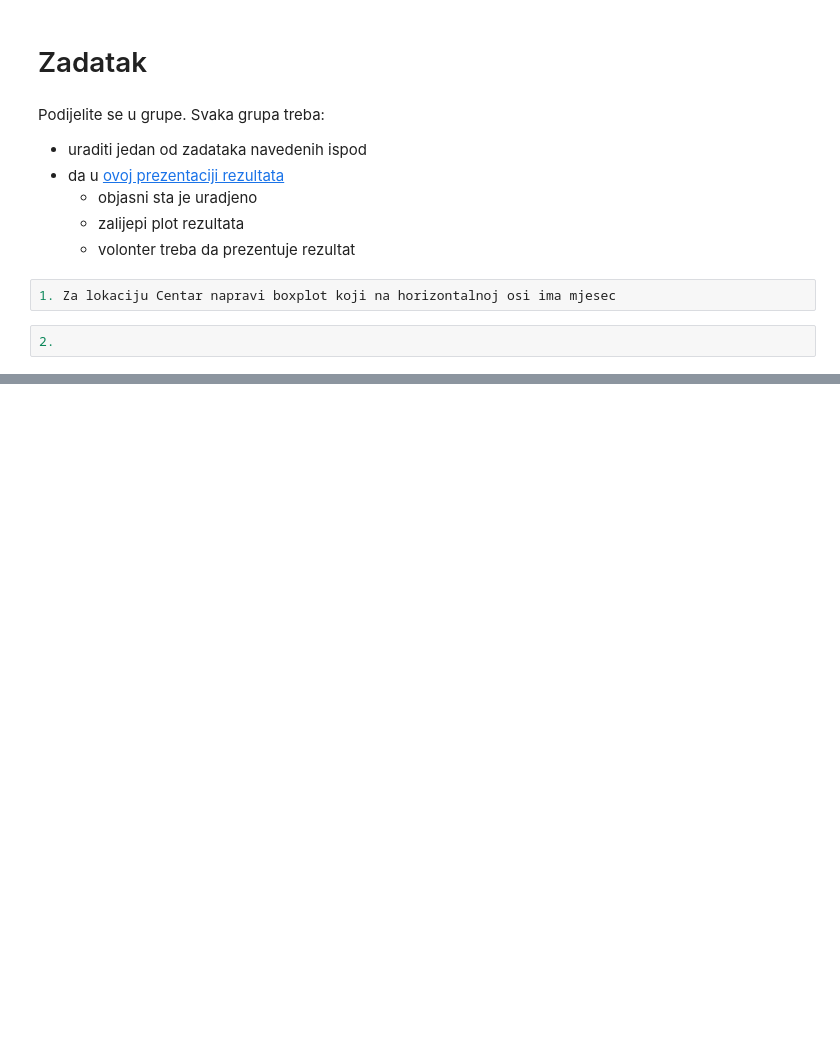
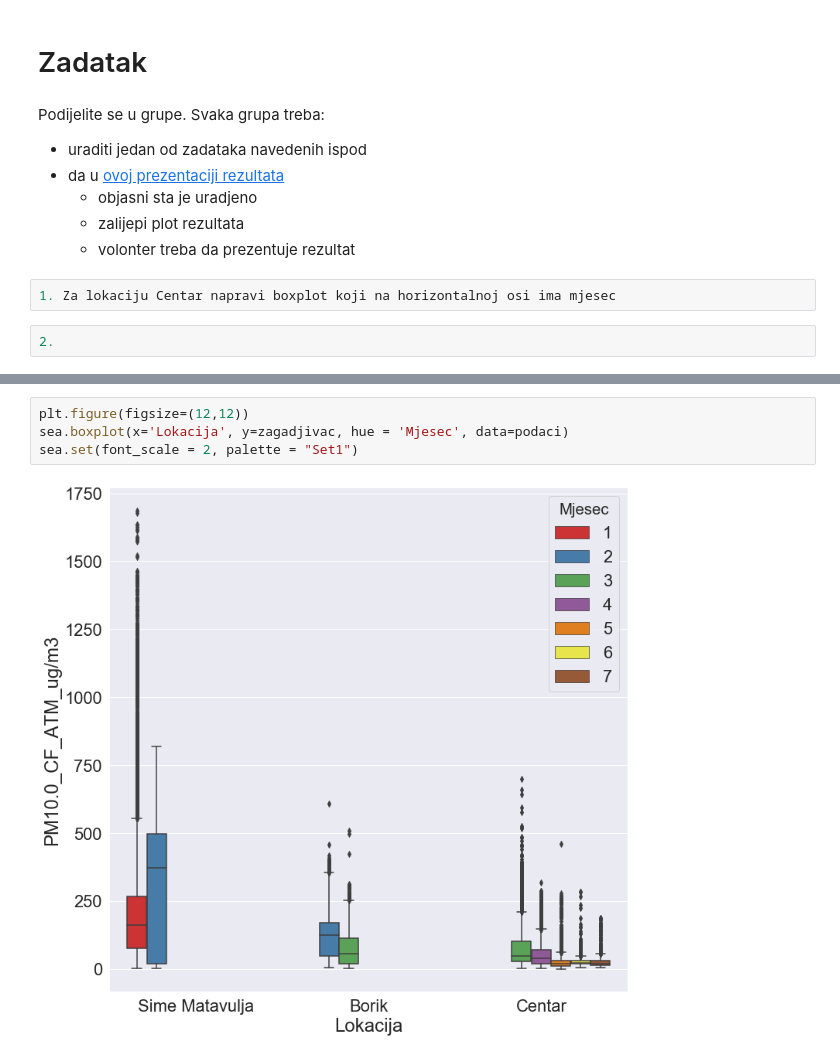
Before and after one commit to milicag/unibl_radionica, a Jupyter notebook: sveske/dan2_4.ipynb, the cells around one changed output, grey strips where cells are left out. Drawn from its saved outputs; the diff is of its cells as text; blank space fills up the shorter version.

```diff
--- a/sveske/dan2_4.ipynb
+++ b/sveske/dan2_4.ipynb
@@ -183,0 +209,6 @@ plt.show()
+# %%
+plt.figure(figsize=(12,12))
+sea.boxplot(x='Lokacija', y=zagadjivac, hue = 'Mjesec', data=podaci)
+sea.set(font_scale = 2, palette = "Set1")
+# %% [output]
+[figure, added]
```
Also changed, not shown: parts of 5 cells of this notebook.
